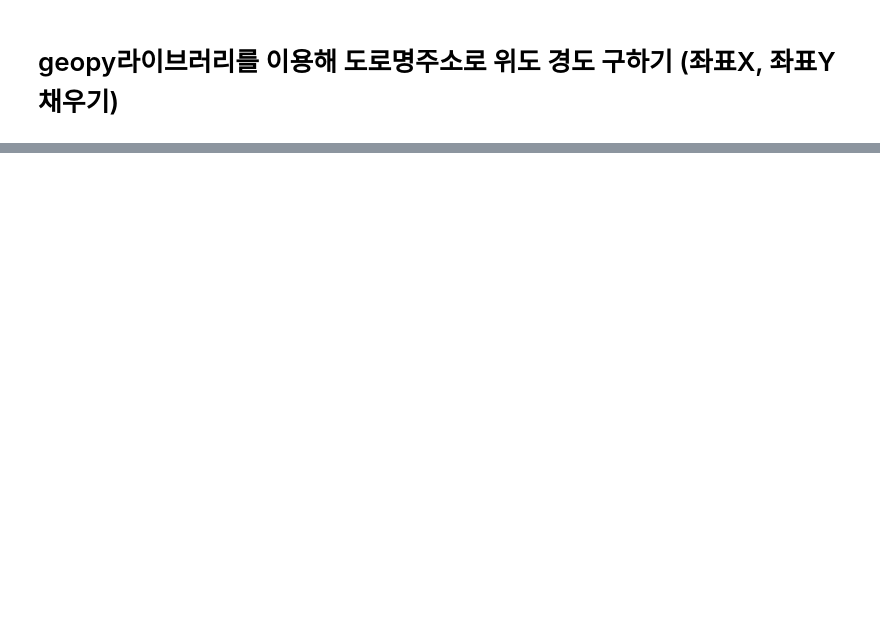
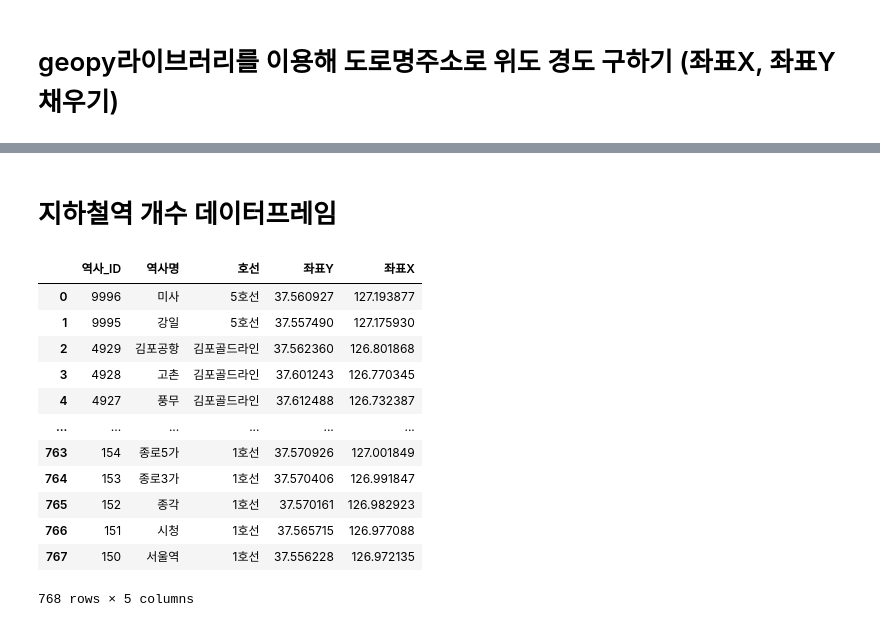
Before and after one commit to ch-hee/upstage-ml-regression-05, a Jupyter notebook: changhee/create_dataframe.ipynb, the cells around one changed output, grey strips where cells are left out. Cells and saved outputs as stored; diff of their text form; code cells hidden in the pictures; blank space fills up the shorter version.

```diff
--- a/changhee/create_dataframe.ipynb
+++ b/changhee/create_dataframe.ipynb
@@ -484,0 +198,19 @@ df_train.to_csv('../new_train3.csv', index=False)
+# %% [markdown]
+# 지하철역 개수 데이터프레임
+# %%
+df_subway = df_subway.rename({'위도' : '좌표Y', '경도' : '좌표X'}, axis=1)
+df_subway
+# %% [output]
+|  | 역사_ID | 역사명 | 호선 | 좌표Y | 좌표X |
+| 0 | 9996 | 미사 | 5호선 | 37.560927 | 127.193877 |
+| 1 | 9995 | 강일 | 5호선 | 37.557490 | 127.175930 |
+| 2 | 4929 | 김포공항 | 김포골드라인 | 37.562360 | 126.801868 |
+| 3 | 4928 | 고촌 | 김포골드라인 | 37.601243 | 126.770345 |
+| 4 | 4927 | 풍무 | 김포골드라인 | 37.612488 | 126.732387 |
+| ... | ... | ... | ... | ... | ... |
+| 763 | 154 | 종로5가 | 1호선 | 37.570926 | 127.001849 |
+| 764 | 153 | 종로3가 | 1호선 | 37.570406 | 126.991847 |
+| 765 | 152 | 종각 | 1호선 | 37.570161 | 126.982923 |
+| 766 | 151 | 시청 | 1호선 | 37.565715 | 126.977088 |
+| 767 | 150 | 서울역 | 1호선 | 37.556228 | 126.972135 |
+768 rows × 5 columns
```
Also changed, not shown: parts of 110 cells of this notebook.
